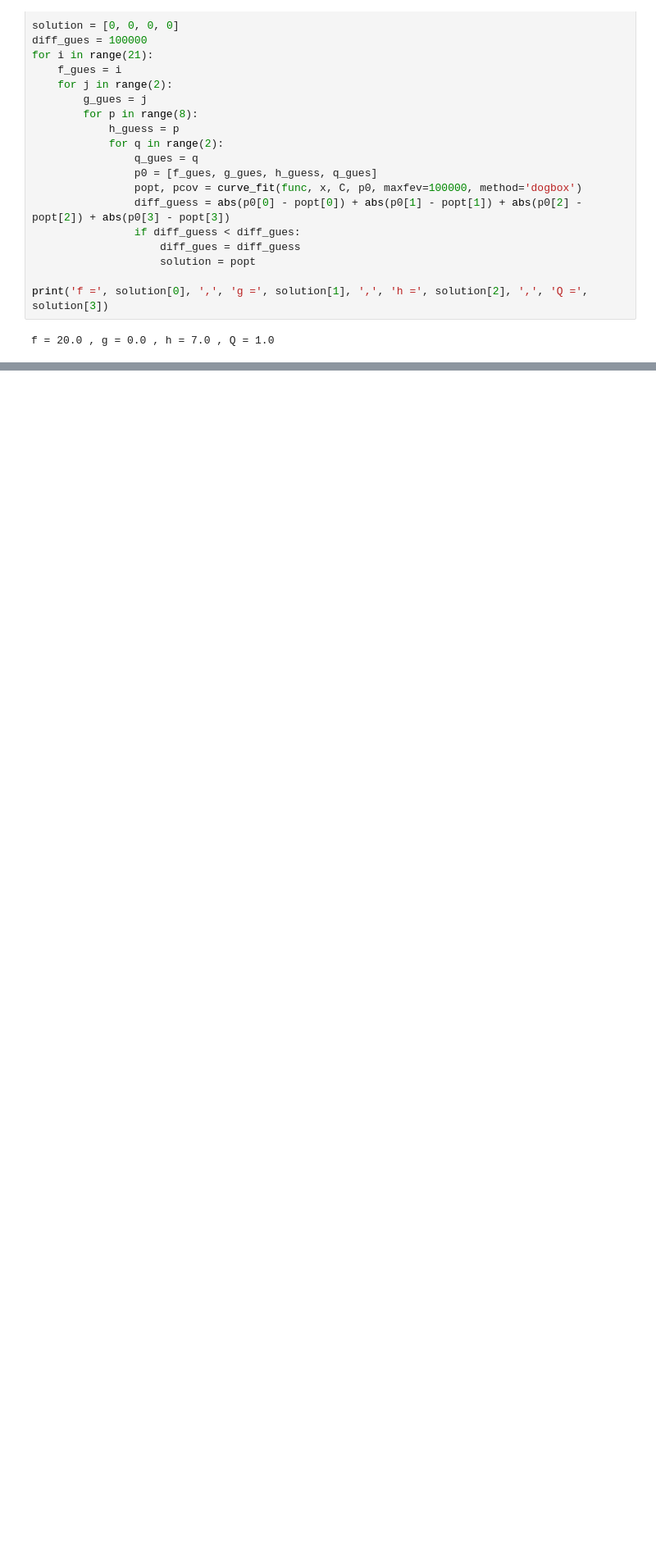
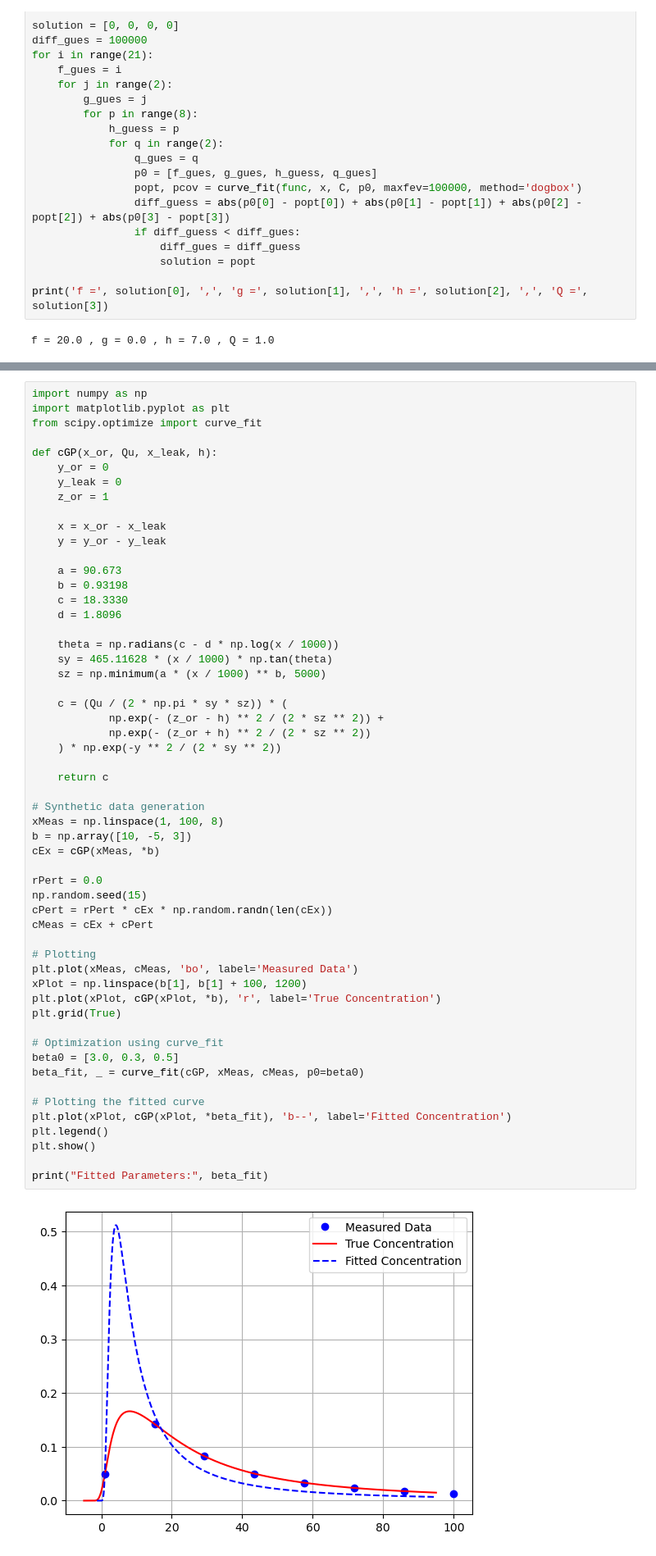
Before and after one commit to karina-regina/Expo7, a Jupyter notebook: PYTHON/estimation_gas_leak_location.ipynb, the cells around one changed output, grey strips where cells are left out. Shown at 82% size. Drawn from its saved outputs; the diff is of its cells as text; blank space fills up the shorter version.

```diff
--- a/PYTHON/estimation_gas_leak_location.ipynb
+++ b/PYTHON/estimation_gas_leak_location.ipynb
@@ -148,0 +318,57 @@ f = 20.0 , g = 0.0 , h = 7.0 , Q = 1.0
+# %%
+import numpy as np
+import matplotlib.pyplot as plt
+from scipy.optimize import curve_fit
+
+def cGP(x_or, Qu, x_leak, h):
+    y_or = 0
+    y_leak = 0
+    z_or = 1
+
+    x = x_or - x_leak
+    y = y_or - y_leak
+
+    a = 90.673
+    b = 0.93198
+    c = 18.3330
+    d = 1.8096
+
+    theta = np.radians(c - d * np.log(x / 1000))
+    sy = 465.11628 * (x / 1000) * np.tan(theta)
+    sz = np.minimum(a * (x / 1000) ** b, 5000)
+
+    c = (Qu / (2 * np.pi * sy * sz)) * (
+            np.exp(- (z_or - h) ** 2 / (2 * sz ** 2)) +
+            np.exp(- (z_or + h) ** 2 / (2 * sz ** 2))
+    ) * np.exp(-y ** 2 / (2 * sy ** 2))
+
+    return c
+
+# Synthetic data generation
+xMeas = np.linspace(1, 100, 8)
+b = np.array([10, -5, 3])
+cEx = cGP(xMeas, *b)
+
+rPert = 0.0
+np.random.seed(15)
+cPert = rPert * cEx * np.random.randn(len(cEx))
+cMeas = cEx + cPert
+
+# Plotting
+plt.plot(xMeas, cMeas, 'bo', label='Measured Data')
+xPlot = np.linspace(b[1], b[1] + 100, 1200)
+plt.plot(xPlot, cGP(xPlot, *b), 'r', label='True Concentration')
+plt.grid(True)
+
+# Optimization using curve_fit
+beta0 = [3.0, 0.3, 0.5]
+beta_fit, _ = curve_fit(cGP, xMeas, cMeas, p0=beta0)
+
+# Plotting the fitted curve
+plt.plot(xPlot, cGP(xPlot, *beta_fit), 'b--', label='Fitted Concentration')
+plt.legend()
+plt.show()
+
+print("Fitted Parameters:", beta_fit)
+# %% [output]
+[figure, added]
```
Also changed, not shown: parts of 8 cells of this notebook, 1 other file.
